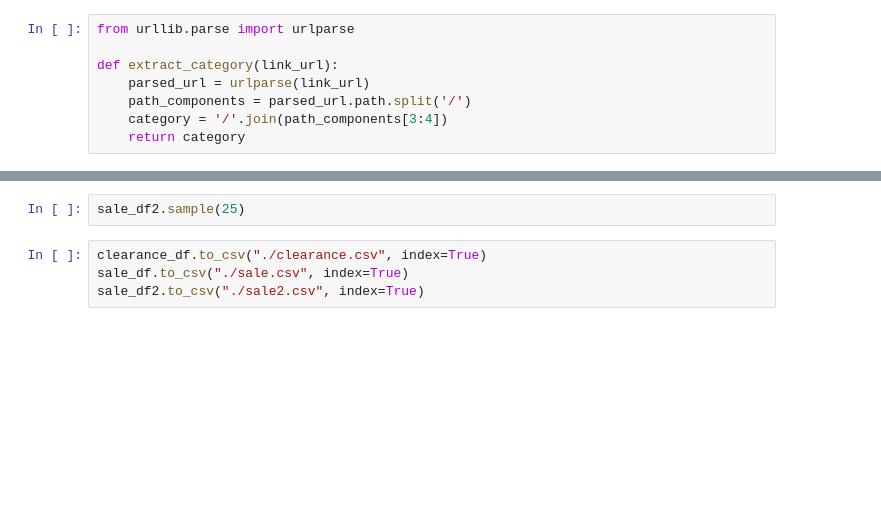
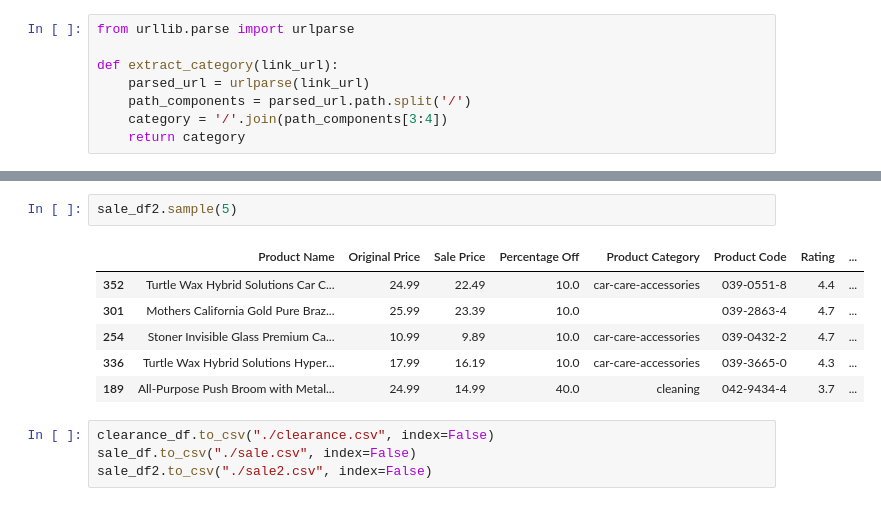
Before and after one commit to kristianrafuse/Canadian-Tire-Clearance-Analysis, a Jupyter notebook: web_scrape.ipynb, the cells around one changed output, grey strips where cells are left out. Cells and saved outputs as stored; diff of their text form; blank space fills up the shorter version.

```diff
--- a/web_scrape.ipynb
+++ b/web_scrape.ipynb
@@ -363,6 +485,13 @@ sale_df.sample(25)
 # %%
-sale_df2.sample(25)
+sale_df2.sample(5)
+# %% [output]
+|  | Product Name | Original Price | Sale Price | Percentage Off | Product Category | Product Code | Rating | ... |
+| 352 | Turtle Wax Hybrid Solutions Car C... | 24.99 | 22.49 | 10.0 | car-care-accessories | 039-0551-8 | 4.4 | ... |
+| 301 | Mothers California Gold Pure Braz... | 25.99 | 23.39 | 10.0 |  | 039-2863-4 | 4.7 | ... |
+| 254 | Stoner Invisible Glass Premium Ca... | 10.99 | 9.89 | 10.0 | car-care-accessories | 039-0432-2 | 4.7 | ... |
+| 336 | Turtle Wax Hybrid Solutions Hyper... | 17.99 | 16.19 | 10.0 | car-care-accessories | 039-3665-0 | 4.3 | ... |
+| 189 | All-Purpose Push Broom with Metal... | 24.99 | 14.99 | 40.0 | cleaning | 042-9434-4 | 3.7 | ... |
 # %%
-clearance_df.to_csv("./clearance.csv", index=True)
-sale_df.to_csv("./sale.csv", index=True)
-sale_df2.to_csv("./sale2.csv", index=True)
+clearance_df.to_csv("./clearance.csv", index=False)
+sale_df.to_csv("./sale.csv", index=False)
+sale_df2.to_csv("./sale2.csv", index=False)
```
Also changed, not shown: parts of 20 cells of this notebook, 4 other files.
